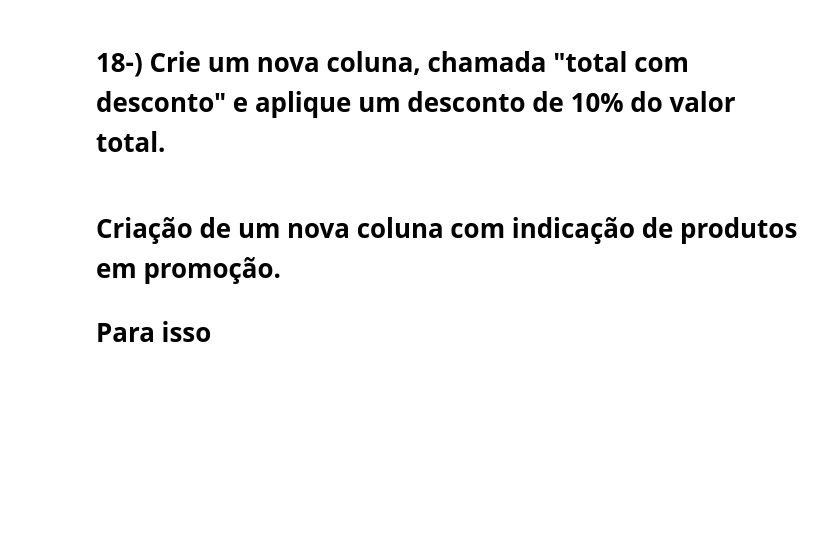
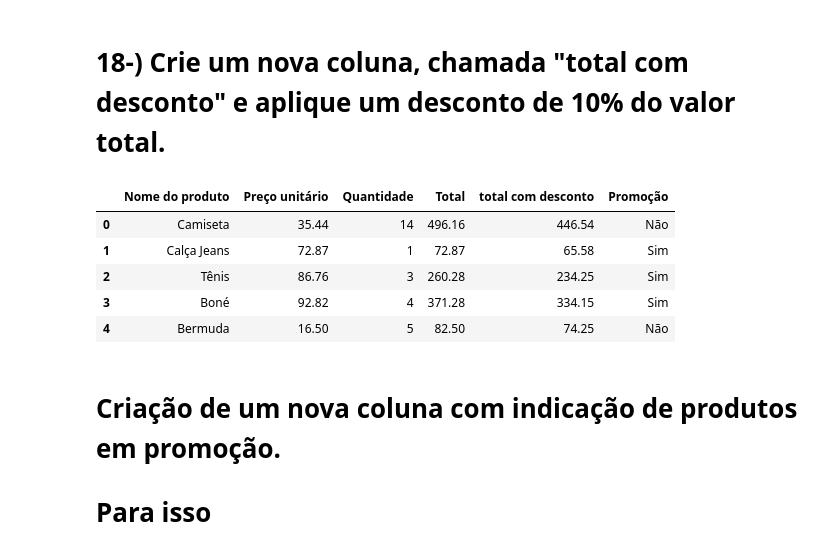
Before and after one commit to Goroncy/Atividade_Revis-o_Python, a Jupyter notebook: Atividade_Revisão_Python.ipynb, the cells around one changed output. Cells and saved outputs as stored; diff of their text form; code cells hidden in the pictures; blank space fills up the shorter version.

```diff
--- a/Atividade_Revisão_Python.ipynb
+++ b/Atividade_Revisão_Python.ipynb
@@ -371,3 +441,16 @@ Name: 3, dtype: object
+# %%
+# Resposta:
+
+df['total com desconto'] = df['Total'] - (0.1 * df['Total'])
+
+df.round(2)
+# %% [output]
+|  | Nome do produto | Preço unitário | Quantidade | Total | total com desconto | Promoção |
+| 0 | Camiseta | 35.44 | 14 | 496.16 | 446.54 | Não |
+| 1 | Calça Jeans | 72.87 | 1 | 72.87 | 65.58 | Sim |
+| 2 | Tênis | 86.76 | 3 | 260.28 | 234.25 | Sim |
+| 3 | Boné | 92.82 | 4 | 371.28 | 334.15 | Sim |
+| 4 | Bermuda | 16.50 | 5 | 82.50 | 74.25 | Não |
 # %% [markdown]
 # Criação de um nova coluna com indicação de produtos em promoção.
 # Para isso
```
Also changed, not shown: parts of 19 cells of this notebook.
